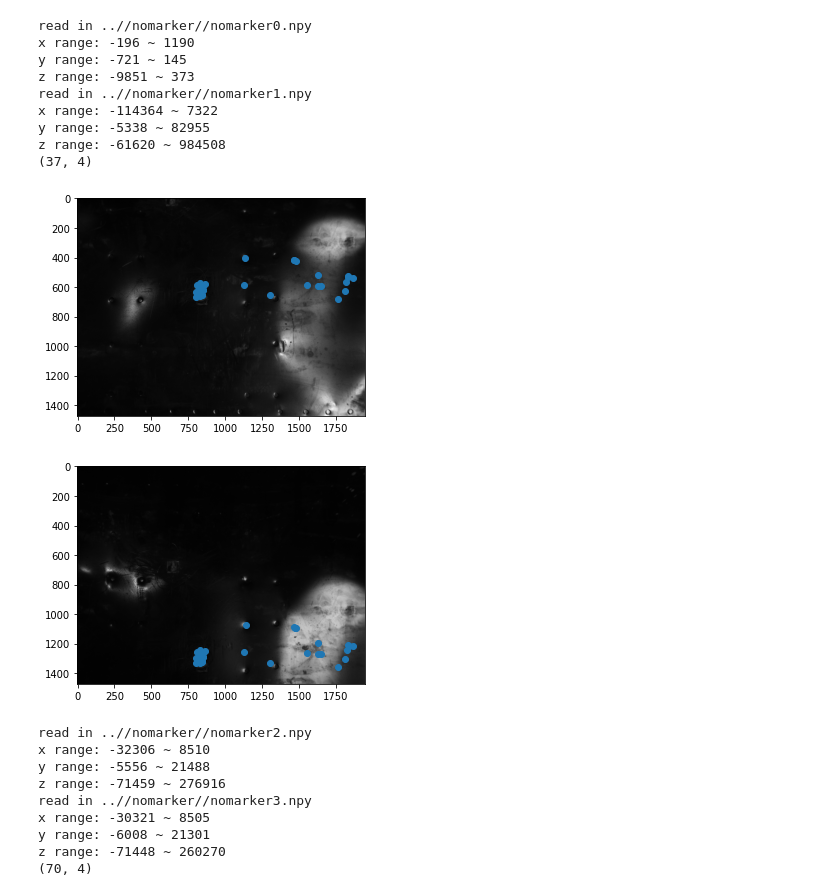
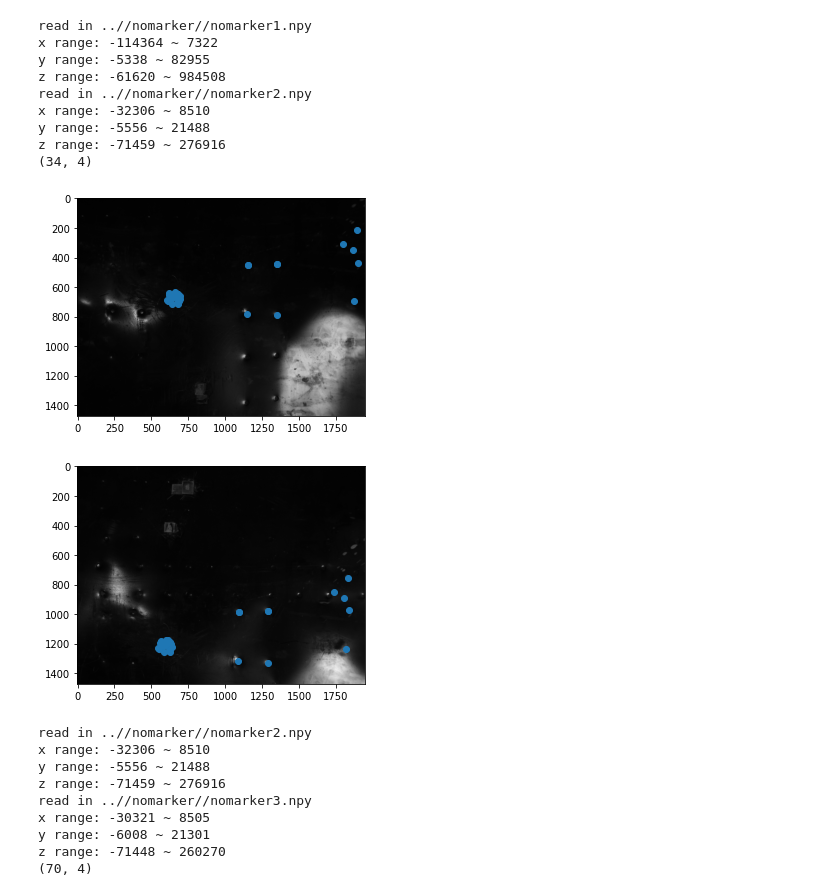
Before and after one commit to Luke20000429/Battery-Scanning-with-Structure-Light, a Jupyter notebook: fitCloud.ipynb, the cells around one changed output. Saved outputs shown, nothing was run; the diff lists cells and outputs as text; code cells hidden in the pictures.

```diff
--- a/fitCloud.ipynb
+++ b/fitCloud.ipynb
@@ -13,22 +13,22 @@ from warp import *
 from Register import Register
 rg = Register()
 # %%
-rg.loadData(["..//nomarker//nomarker0.npy", "..//nomarker//nomarker1.npy"])
+rg.loadData(["..//nomarker//nomarker1.npy", "..//nomarker//nomarker2.npy"])
 rg.getMatch(debug=True)
 point0, point1 = rg.register()
 rg.clear()
 # %% [output]
-read in ..//nomarker//nomarker0.npy
-x range: -196 ~ 1190
-y range: -721 ~ 145
-z range: -9851 ~ 373
 read in ..//nomarker//nomarker1.npy
 x range: -114364 ~ 7322
 y range: -5338 ~ 82955
 z range: -61620 ~ 984508
-(37, 4)
+read in ..//nomarker//nomarker2.npy
+x range: -32306 ~ 8510
+y range: -5556 ~ 21488
+z range: -71459 ~ 276916
+(34, 4)
-[figure, old version]
+[figure, new version]
-[figure, old version]
+[figure, new version]
 # %%
 dcloud0 = filterPoints(point0, (800, 600, (-100, -30)), skip=50)
 dcloud1 = filterPoints(point1, (800, 600, (-100, -30)), skip=50)
```
Also changed, not shown: 8 other files.
